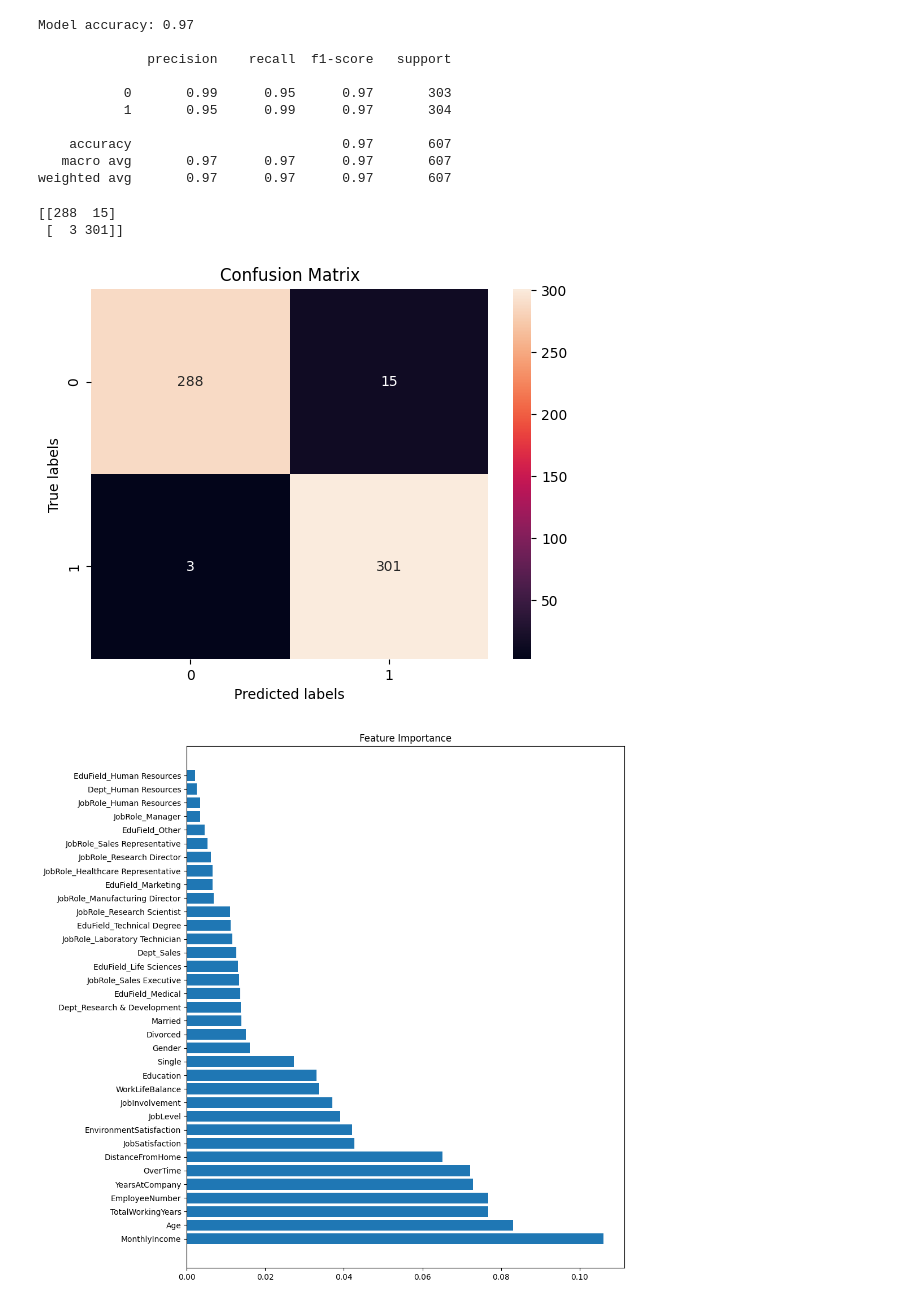
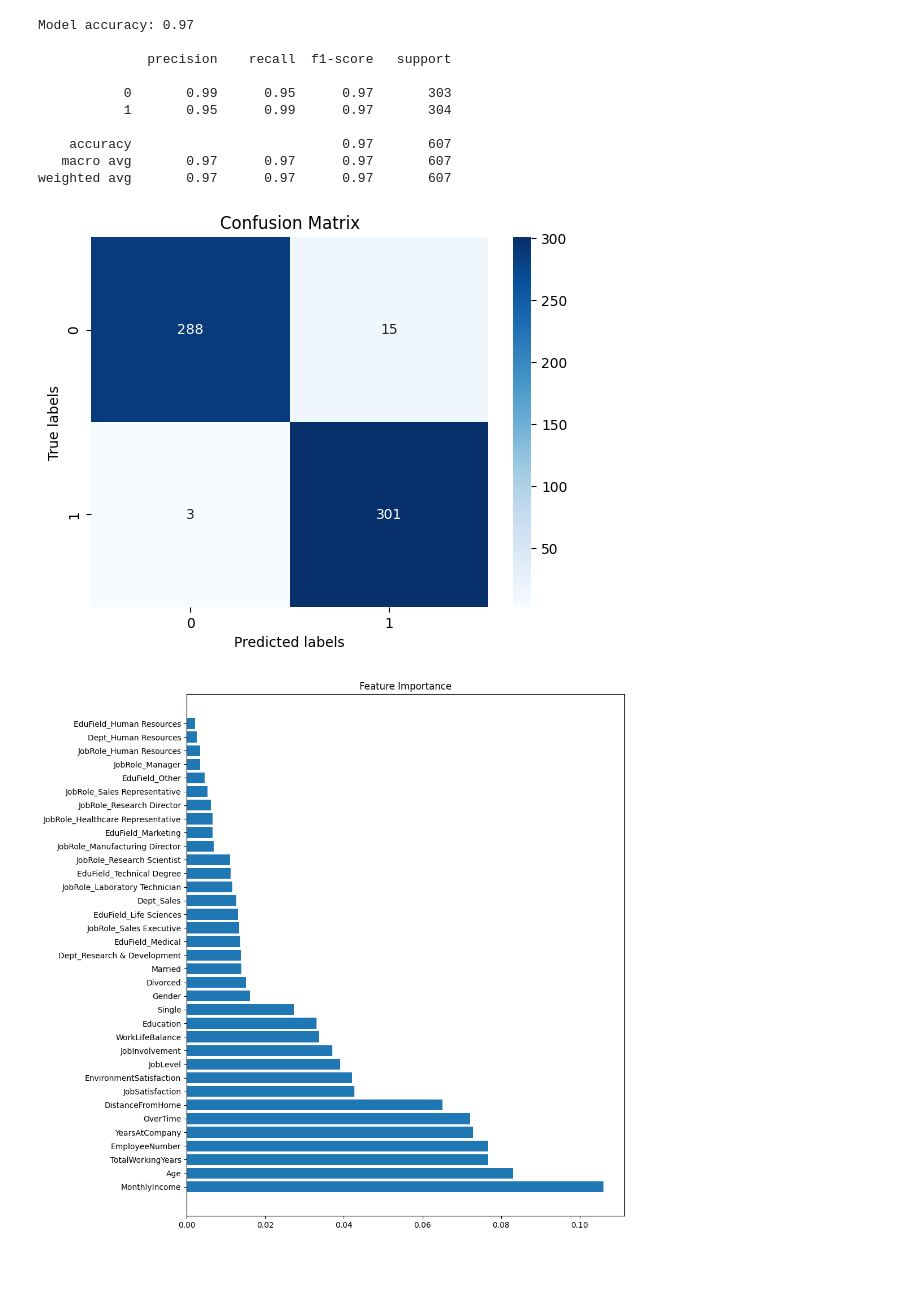
Before and after one commit to swornimashakya/summer-project, a Jupyter notebook: project/notebooks/random-forest.ipynb, the cells around one changed output. Cells and saved outputs as stored; diff of their text form; code cells hidden in the pictures; blank space fills up the shorter version.

```diff
--- a/project/notebooks/random-forest.ipynb
+++ b/project/notebooks/random-forest.ipynb
@@ -117,27 +117,21 @@ Model accuracy: 0.97
    macro avg       0.97      0.97      0.97       607
 weighted avg       0.97      0.97      0.97       607
 # %%
-from sklearn.metrics import confusion_matrix
-
-# Create a confusion matrix
-
-cm = confusion_matrix(y_test, predictions)
-print(cm)
-
 # Plot the confusion matrix
 import matplotlib.pyplot as plt
 import seaborn as sns
 
-sns.heatmap(cm, annot=True, fmt='g')
+sns.heatmap(cm, annot=True, fmt='g', cmap='Blues')
 plt.xlabel('Predicted labels')
 plt.ylabel('True labels')
+plt.title('Confusion Matrix')
 
-plt.title('Confusion Matrix')
+# Save confusion matrix as a PNG file BEFORE plt.show()
+plt.savefig('D:\\BIM\\Summer Project\\project\\models\\confusion_matrix.png')
+
 plt.show()
 # %% [output]
-[[288  15]
- [  3 301]]
-[figure, old version]
+[figure, new version]
 # %%
 features = X.columns
 importance = model.feature_importances_
```
Also changed, not shown: 13 other files.
